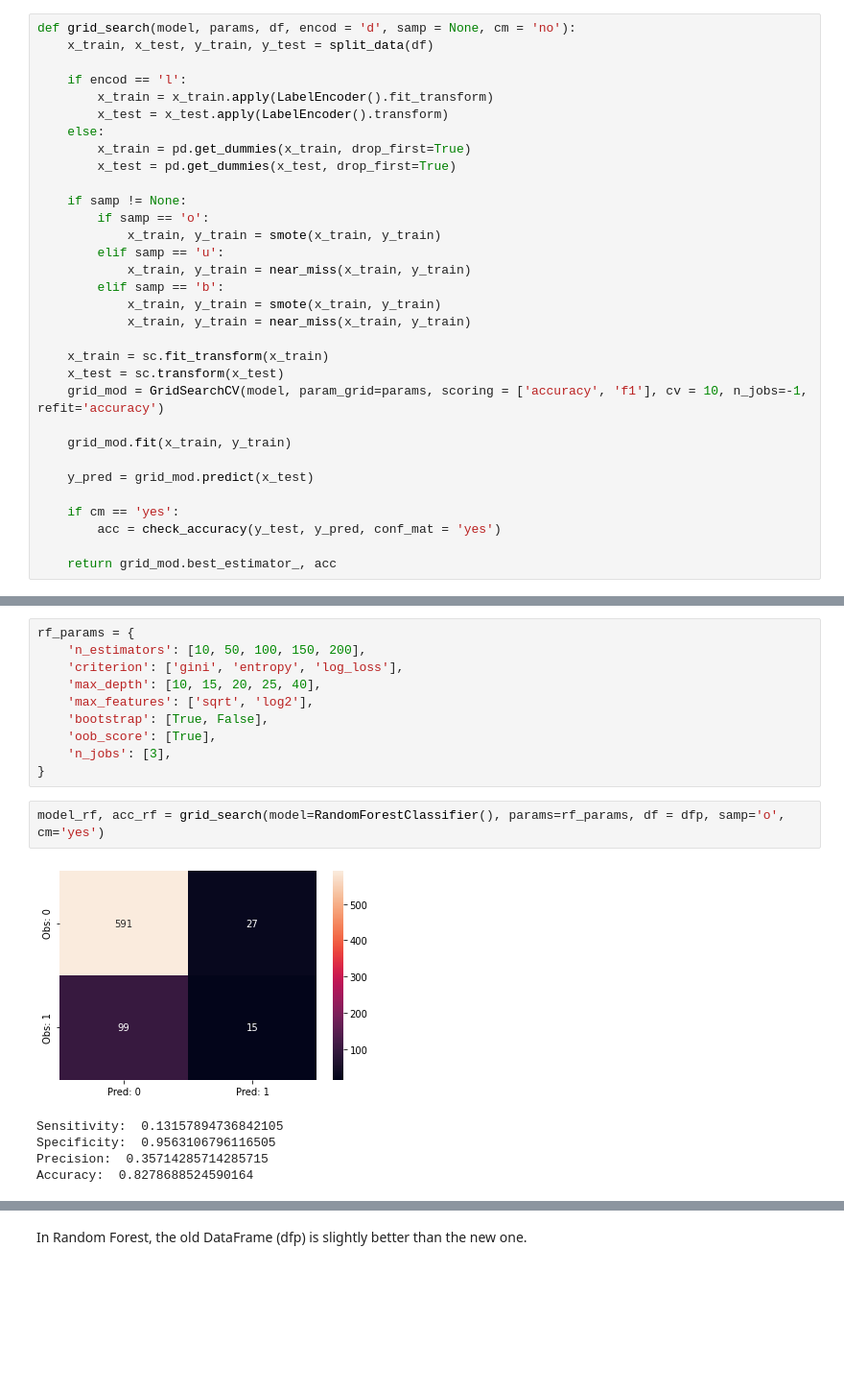
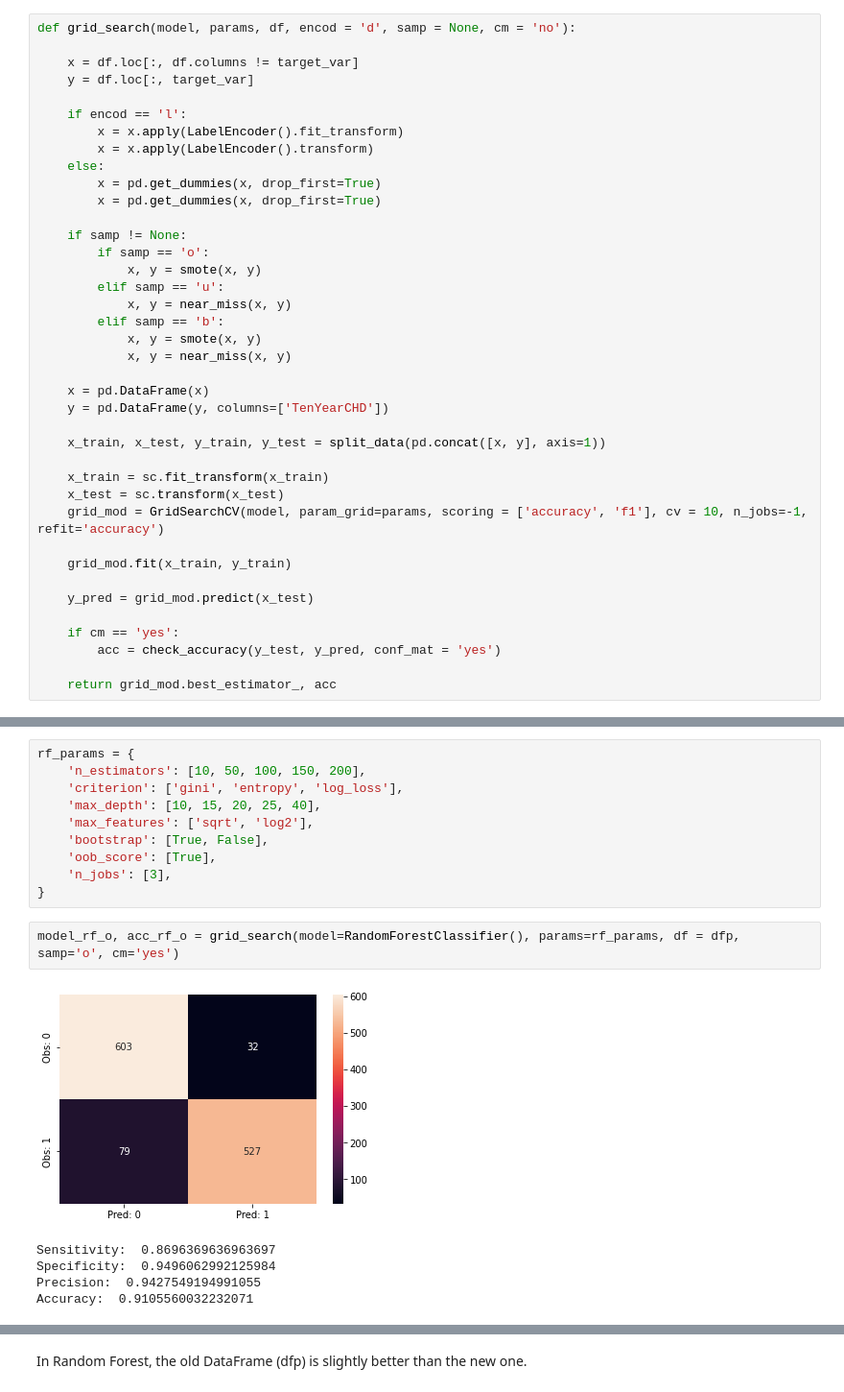
Before and after one commit to Dhruv-Chandra/Heart-Patients, a Jupyter notebook: Heart Patients.ipynb, the cells around one changed output, grey strips where cells are left out. Shown at 96% size. Cells and saved outputs as stored; diff of their text form; blank space fills up the shorter version.

```diff
--- a/Heart Patients.ipynb
+++ b/Heart Patients.ipynb
@@ -166,23 +168,30 @@ def near_miss(x, y):
     return x_near, y_near
 # %%
 def grid_search(model, params, df, encod = 'd', samp = None, cm = 'no'):
-    x_train, x_test, y_train, y_test = split_data(df)
+
+    x = df.loc[:, df.columns != target_var]
+    y = df.loc[:, target_var]
 
     if encod == 'l':
-        x_train = x_train.apply(LabelEncoder().fit_transform)
-        x_test = x_test.apply(LabelEncoder().transform)
+        x = x.apply(LabelEncoder().fit_transform)
+        x = x.apply(LabelEncoder().transform)
     else:
-        x_train = pd.get_dummies(x_train, drop_first=True)
-        x_test = pd.get_dummies(x_test, drop_first=True)
+        x = pd.get_dummies(x, drop_first=True)
+        x = pd.get_dummies(x, drop_first=True)
 
     if samp != None:
         if samp == 'o':
-            x_train, y_train = smote(x_train, y_train)
+            x, y = smote(x, y)
         elif samp == 'u':
-            x_train, y_train = near_miss(x_train, y_train)
+            x, y = near_miss(x, y)
         elif samp == 'b':
-            x_train, y_train = smote(x_train, y_train)
-            x_train, y_train = near_miss(x_train, y_train)
+            x, y = smote(x, y)
+            x, y = near_miss(x, y)
+
+    x = pd.DataFrame(x)
+    y = pd.DataFrame(y, columns=['TenYearCHD'])
+
+    x_train, x_test, y_train, y_test = split_data(pd.concat([x, y], axis=1))
 
     x_train = sc.fit_transform(x_train)
     x_test = sc.transform(x_test)
@@ -795,11 +613,11 @@ rf_params = {
     'n_jobs': [3],
 }
 # %%
-model_rf, acc_rf = grid_search(model=RandomForestClassifier(), params=rf_params, df = dfp, samp='o', cm='yes')
+model_rf_o, acc_rf_o = grid_search(model=RandomForestClassifier(), params=rf_params, df = dfp, samp='o', cm='yes')
 # %% [output]
-[figure, old version]
+[figure, new version]
-Sensitivity:  0.13157894736842105
-Specificity:  0.9563106796116505
-Precision:  0.35714285714285715
-Accuracy:  0.8278688524590164
+Sensitivity:  0.8696369636963697
+Specificity:  0.9496062992125984
+Precision:  0.9427549194991055
+Accuracy:  0.9105560032232071
 # %%
```
Also changed, not shown: parts of 32 cells of this notebook.
